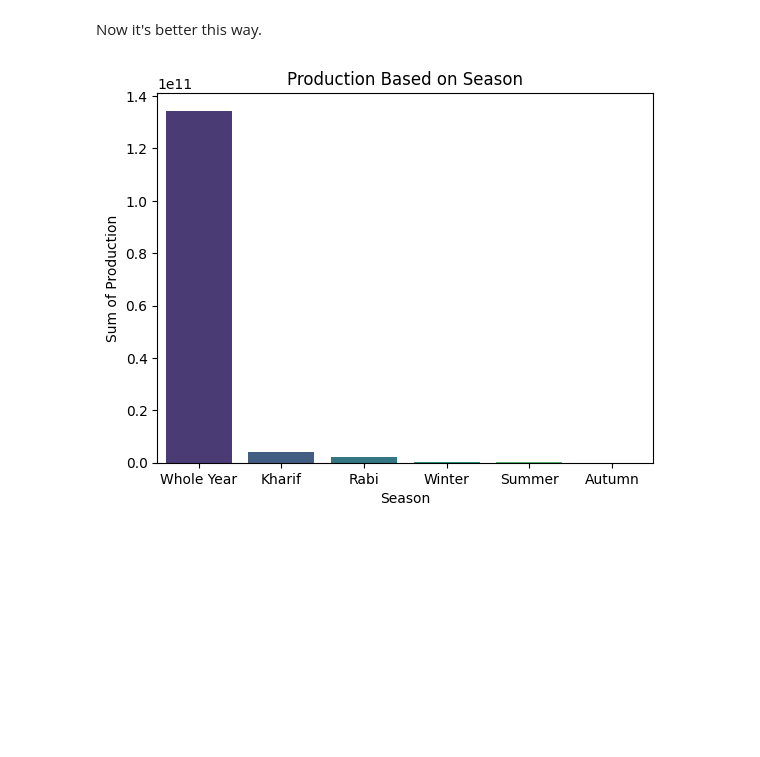
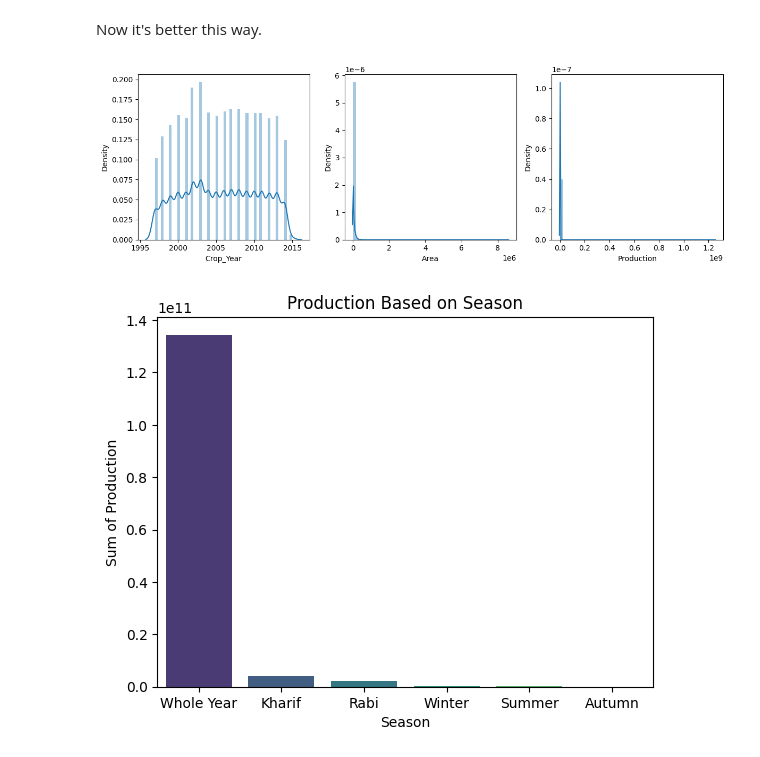
Before and after one commit to rizz045/Crop-Yield-Prediction-Using-ML, a Jupyter notebook: Crop_Yield_Prediction_In_India_Using_ML.ipynb, the cells around one changed output. Cells and saved outputs as stored; diff of their text form; code cells hidden in the pictures; blank space fills up the shorter version.

```diff
--- a/Crop_Yield_Prediction_In_India_Using_ML.ipynb
+++ b/Crop_Yield_Prediction_In_India_Using_ML.ipynb
@@ -123,6 +123,18 @@ array(['Kharif', 'Whole Year', 'Autumn', 'Rabi', 'Summer', 'Winter'],
       dtype=object)
 # %% [markdown]
 Now it's better this way.
+# %%
+# Let's check the data distribution of all the numerical columns
+plt.figure(figsize = (12, 4))
+i = 0
+for col in num_cols:
+    i += 1
+    plt.subplot(1, 3, i)
+    sns.distplot(df[col])
+    plt.tight_layout()
+plt.show()
+# %% [output]
+[figure, added]
 # %%
 season_df = df.groupby('Season')['Production'].sum().sort_values(ascending=False).reset_index()
 sns.barplot(x = 'Season', y='Production', data = season_df, palette='viridis')
```
